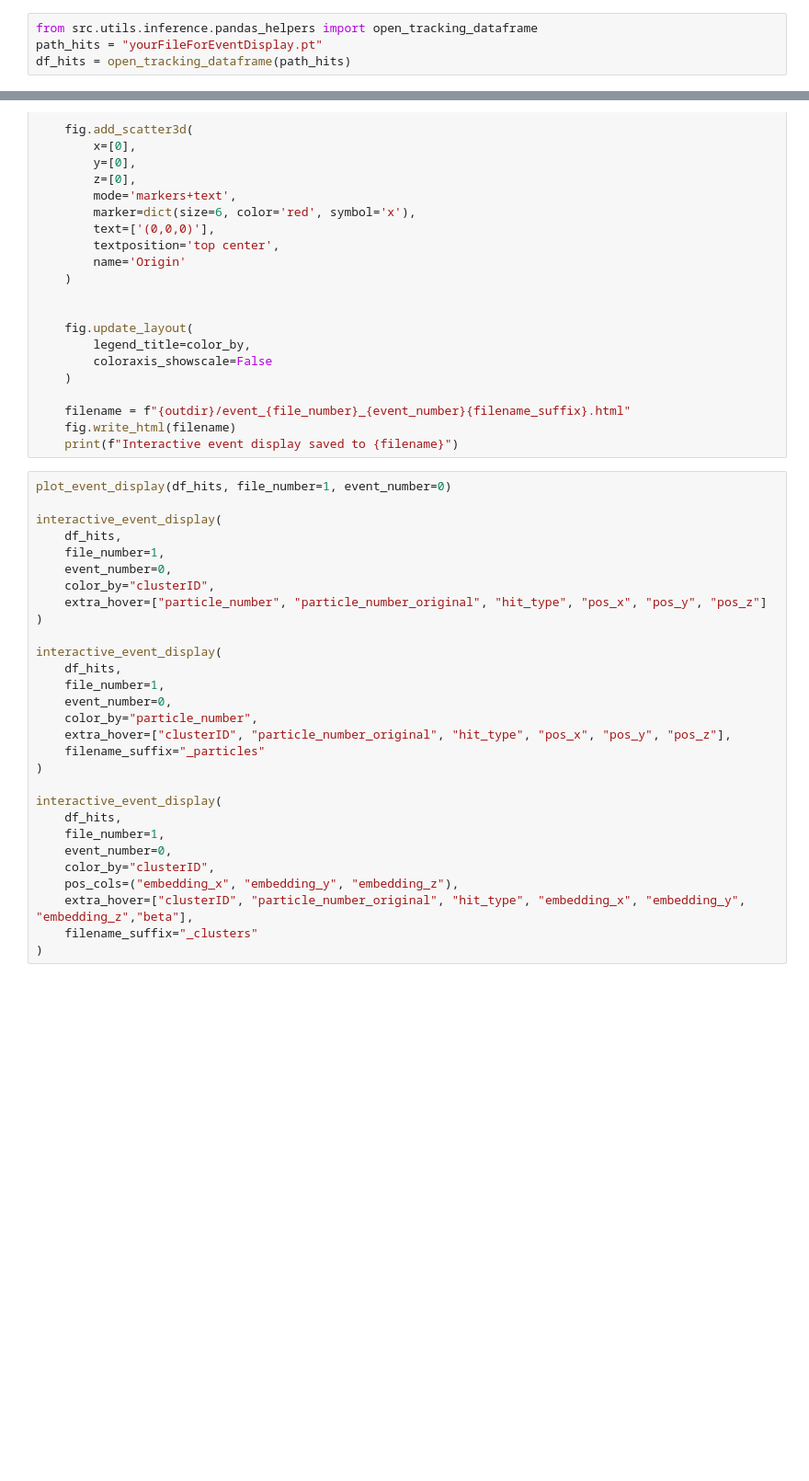
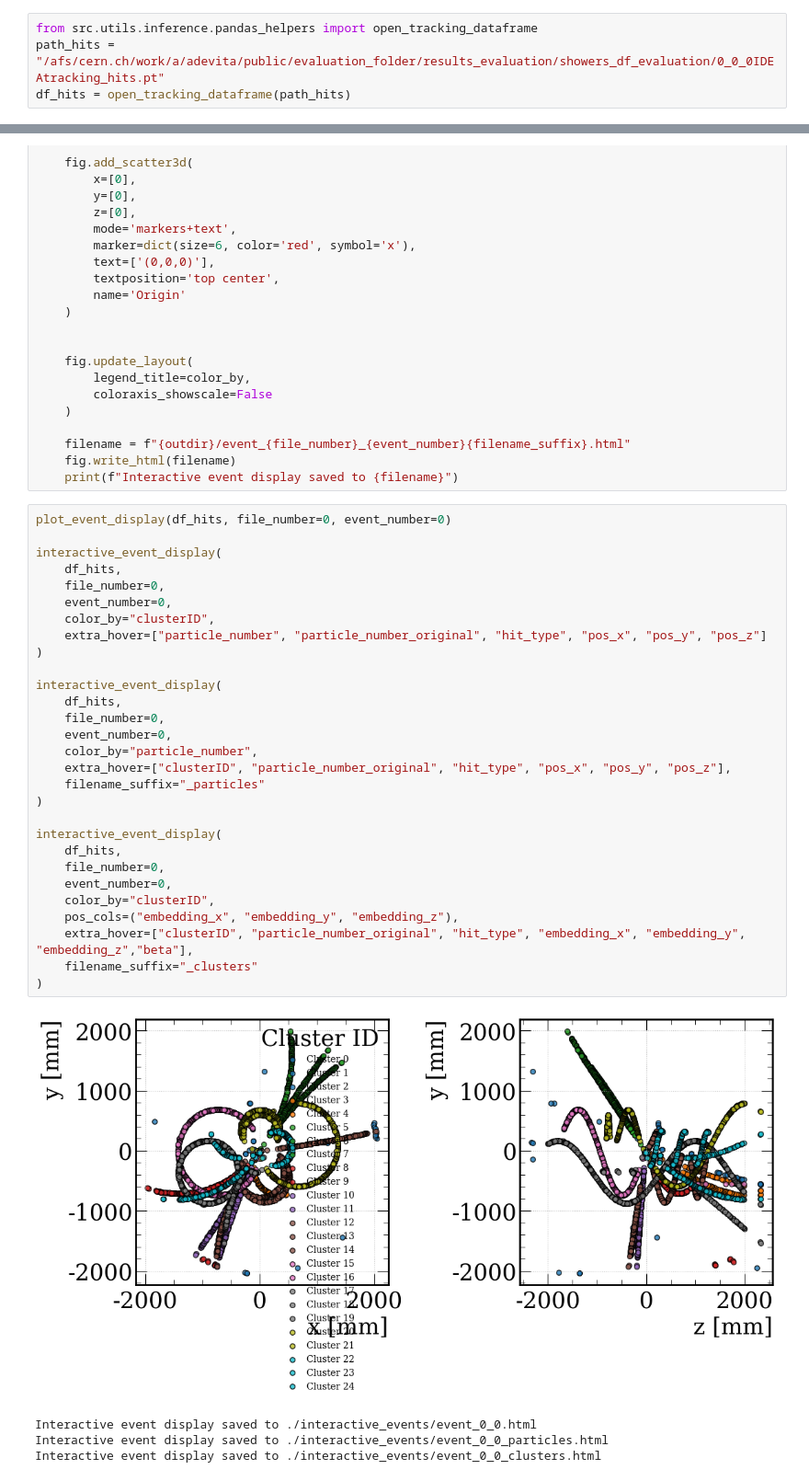
Before and after one commit to andread3vita/GGTF_trackFinder_training, a Jupyter notebook: notebooks/1_evaluation_IDEA_tracking.ipynb, the cells around one changed output, grey strips where cells are left out. Shown at 92% size. Drawn from its saved outputs; the diff is of its cells as text; blank space fills up the shorter version.

```diff
--- a/notebooks/1_evaluation_IDEA_tracking.ipynb
+++ b/notebooks/1_evaluation_IDEA_tracking.ipynb
@@ -435,7 +496,7 @@ trackingEfficiencyPlot(df_raw,0.1,60,0.2,True, genStatus=[0,1], minTheta = 15, m
 ## Event Display
 # %%
 from src.utils.inference.pandas_helpers import open_tracking_dataframe
-path_hits = "yourFileForEventDisplay.pt"
+path_hits = "/afs/cern.ch/work/a/adevita/public/evaluation_folder/results_evaluation/showers_df_evaluation/0_0_0IDEAtracking_hits.pt"
 df_hits = open_tracking_dataframe(path_hits)
 # %%
 import matplotlib.pyplot as plt
@@ -568,31 +629,36 @@ def interactive_event_display(df_flat, file_number, event_number,
     fig.write_html(filename)
     print(f"Interactive event display saved to {filename}")
 # %%
-plot_event_display(df_hits, file_number=1, event_number=0)
+plot_event_display(df_hits, file_number=0, event_number=0)
 
 interactive_event_display(
     df_hits,
-    file_number=1,
+    file_number=0,
     event_number=0,
     color_by="clusterID",
     extra_hover=["particle_number", "particle_number_original", "hit_type", "pos_x", "pos_y", "pos_z"]
 )
 
 interactive_event_display(
     df_hits,
-    file_number=1,
+    file_number=0,
     event_number=0,
     color_by="particle_number",
     extra_hover=["clusterID", "particle_number_original", "hit_type", "pos_x", "pos_y", "pos_z"],
     filename_suffix="_particles"
 )
 
 interactive_event_display(
     df_hits,
-    file_number=1,
+    file_number=0,
     event_number=0,
     color_by="clusterID",
     pos_cols=("embedding_x", "embedding_y", "embedding_z"),
     extra_hover=["clusterID", "particle_number_original", "hit_type", "embedding_x", "embedding_y", "embedding_z","beta"],
     filename_suffix="_clusters"
 )
+# %% [output]
+[figure, added]
+Interactive event display saved to ./interactive_events/event_0_0.html
+Interactive event display saved to ./interactive_events/event_0_0_particles.html
+Interactive event display saved to ./interactive_events/event_0_0_clusters.html
```
Also changed, not shown: parts of 8 cells of this notebook, 19 other files.
